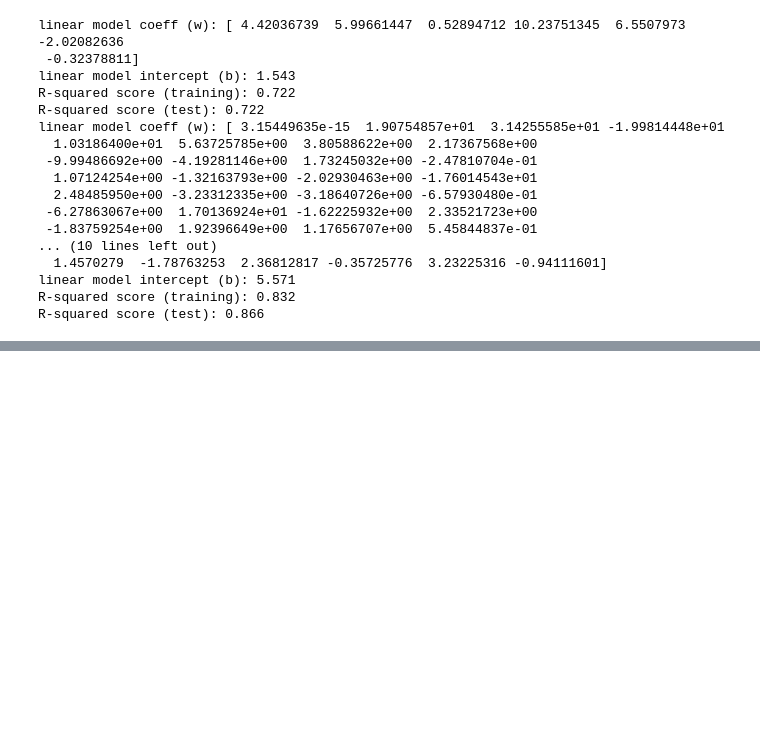
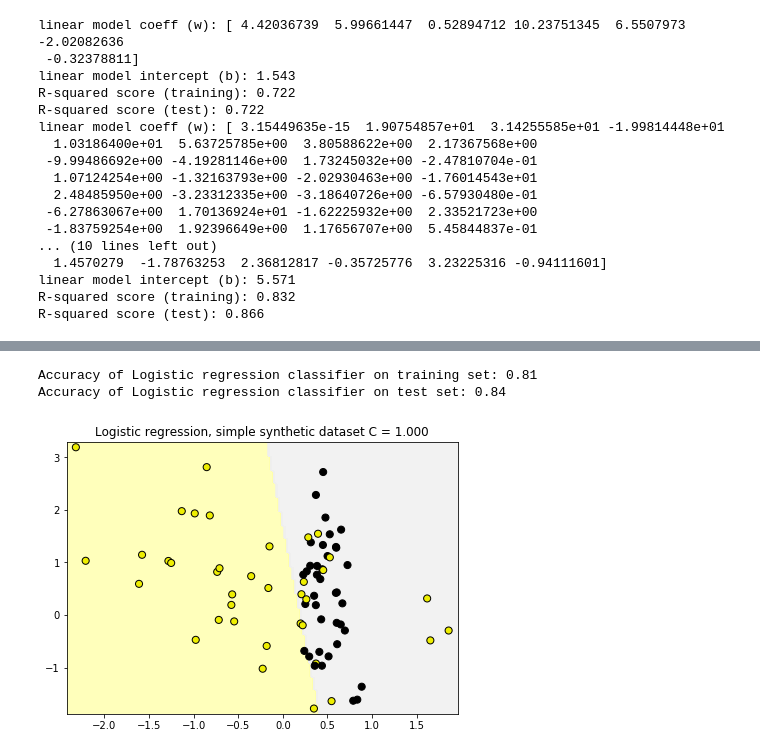
Before and after one commit to djaballah/Applied-Machine-Learning, a Jupyter notebook: module 2/module2-notebook.ipynb, the cells around one changed output, grey strips where cells are left out. Cells and saved outputs as stored; diff of their text form; code cells hidden in the pictures; blank space fills up the shorter version.

```diff
--- a/module 2/module2-notebook.ipynb
+++ b/module 2/module2-notebook.ipynb
@@ -440,0 +486,24 @@ R-squared score (test): 0.866
+# %%
+from sklearn.linear_model import LogisticRegression
+from adspy_shared_utilities import (
+plot_class_regions_for_classifier_subplot)
+
+X_train, X_test, y_train, y_test = train_test_split(X_C2, y_C2, random_state=0)
+
+clf = LogisticRegression(C=2)
+clf.fit(X_train, y_train)
+
+fig, subaxes = plt.subplots(1, 1, figsize=(7, 5))
+title = 'Logistic regression, simple synthetic dataset C = {:.3f}'.format(1.0)
+plot_class_regions_for_classifier_subplot(clf, X_train, y_train,
+                                         None, None, title, subaxes)
+
+print('Accuracy of Logistic regression classifier on training set: {:.2f}'
+      .format(clf.score(X_train, y_train)))
+
+print('Accuracy of Logistic regression classifier on test set: {:.2f}'
+      .format(clf.score(X_test, y_test)))
+# %% [output]
+Accuracy of Logistic regression classifier on training set: 0.81
+Accuracy of Logistic regression classifier on test set: 0.84
+[figure, added]
```
Also changed, not shown: parts of 8 cells of this notebook.
